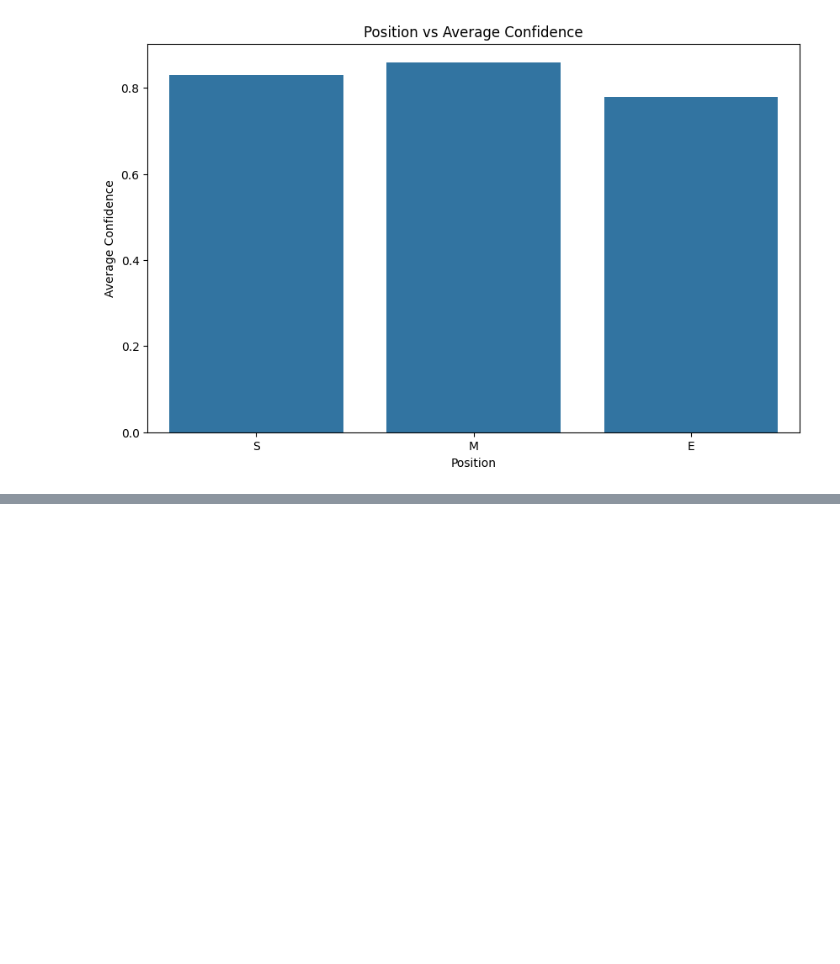
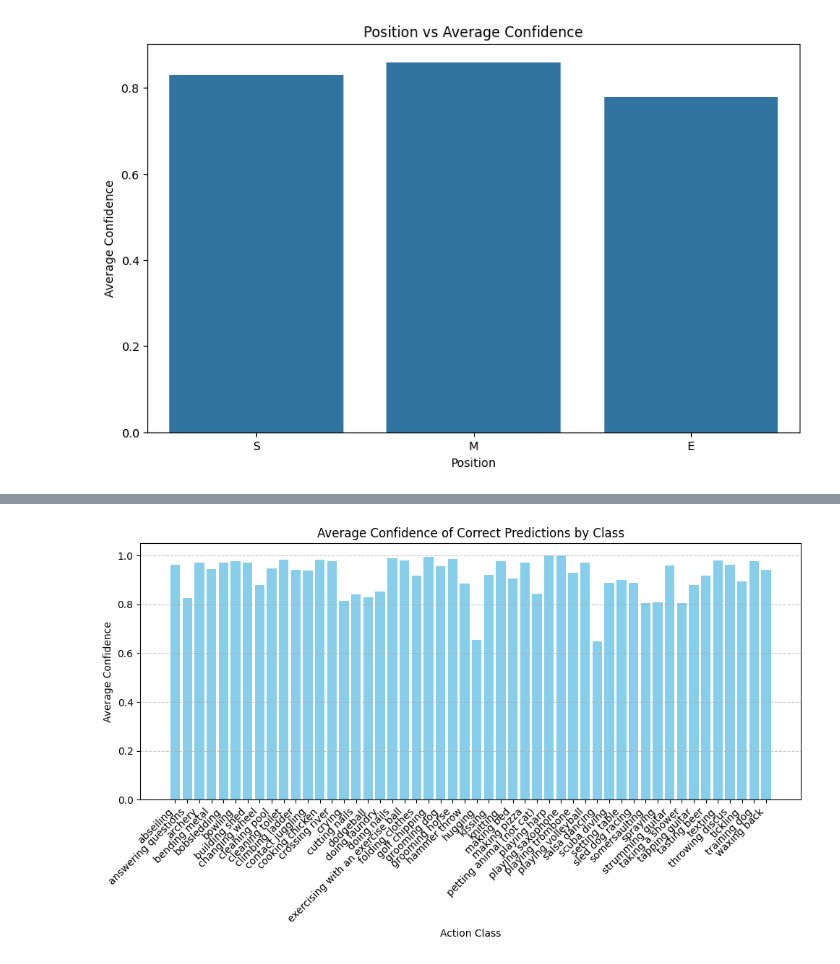
Before and after one commit to sim1029/frame-bandits, a Jupyter notebook: visualizations.ipynb, the cells around one changed output, grey strips where cells are left out. Drawn from its saved outputs; the diff is of its cells as text; code cells hidden in the pictures; blank space fills up the shorter version.

```diff
--- a/visualizations.ipynb
+++ b/visualizations.ipynb
@@ -58,0 +98,16 @@ plt.show()
+# %%
+# Calculate average confidence for each class
+average_confidence_by_class = correct_predictions_df.groupby('class_name')['confidence'].mean().reset_index()
+
+# Create bar plot
+plt.figure(figsize=(10, 6))
+plt.bar(average_confidence_by_class['class_name'], average_confidence_by_class['confidence'], color='skyblue')
+plt.title('Average Confidence of Correct Predictions by Class')
+plt.xlabel('Action Class')
+plt.ylabel('Average Confidence')
+plt.xticks(rotation=45, ha='right')
+plt.grid(axis='y', linestyle='--', alpha=0.7)
+plt.tight_layout()
+plt.show()
+# %% [output]
+[figure, added]
```
Also changed, not shown: parts of 3 cells of this notebook.
